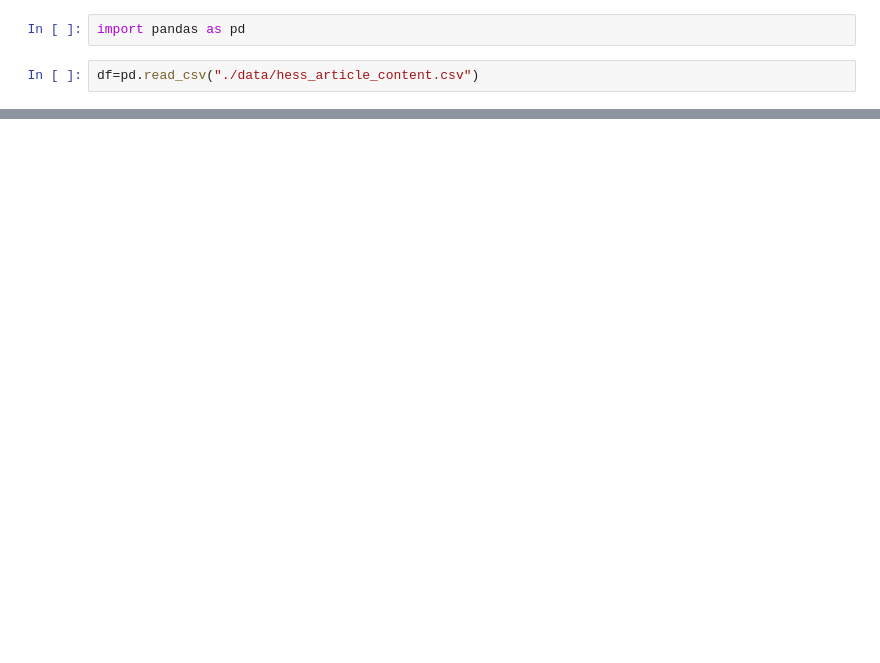
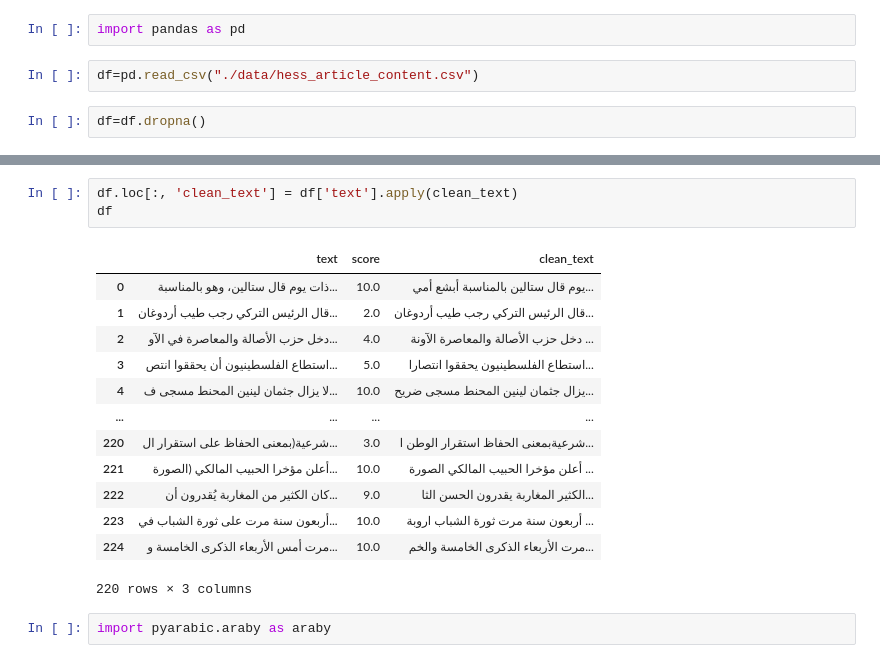
Before and after one commit to mohammed-stalin/nlp_fourthLab, a Jupyter notebook: part111.ipynb, the cells around one changed output, grey strips where cells are left out. Saved outputs shown, nothing was run; the diff lists cells and outputs as text; blank space fills up the shorter version.

```diff
--- a/part111.ipynb
+++ b/part111.ipynb
@@ -2,3 +2,5 @@
 import pandas as pd
 # %%
 df=pd.read_csv("./data/hess_article_content.csv")
+# %%
+df=df.dropna()
@@ -4,0 +59,19 @@ df=pd.read_csv("./data/hess_article_content.csv")
+# %%
+df.loc[:, 'clean_text'] = df['text'].apply(clean_text)
+df
+# %% [output]
+|  | text | score | clean_text |
+| 0 | ذات يوم قال ستالين، وهو بالمناسبة... | 10.0 | يوم قال ستالين بالمناسبة أبشع أمي... |
+| 1 | قال الرئيس التركي رجب طيب أردوغان... | 2.0 | قال الرئيس التركي رجب طيب أردوغان... |
+| 2 | دخل حزب الأصالة والمعاصرة في الآو... | 4.0 | دخل حزب الأصالة والمعاصرة الآونة ... |
+| 3 | استطاع الفلسطينيون أن يحققوا انتص... | 5.0 | استطاع الفلسطينيون يحققوا انتصارا... |
+| 4 | لا يزال جثمان لينين المحنط مسجى ف... | 10.0 | يزال جثمان لينين المحنط مسجى ضريح... |
+| ... | ... | ... | ... |
+| 220 | شرعية(بمعنى الحفاظ على استقرار ال... | 3.0 | شرعيةبمعنى الحفاظ استقرار الوطن ا... |
+| 221 | أعلن مؤخرا الحبيب المالكي (الصورة... | 10.0 | أعلن مؤخرا الحبيب المالكي الصورة ... |
+| 222 | كان الكثير من المغاربة يُقدرون أن... | 9.0 | الكثير المغاربة يقدرون الحسن الثا... |
+| 223 | أربعون سنة مرت على ثورة الشباب في... | 10.0 | أربعون سنة مرت ثورة الشباب اروبة ... |
+| 224 | مرت أمس الأربعاء الذكرى الخامسة و... | 10.0 | مرت الأربعاء الذكرى الخامسة والخم... |
+220 rows × 3 columns
+# %%
+import pyarabic.araby as araby
```
Also changed, not shown: parts of 16 cells of this notebook.
